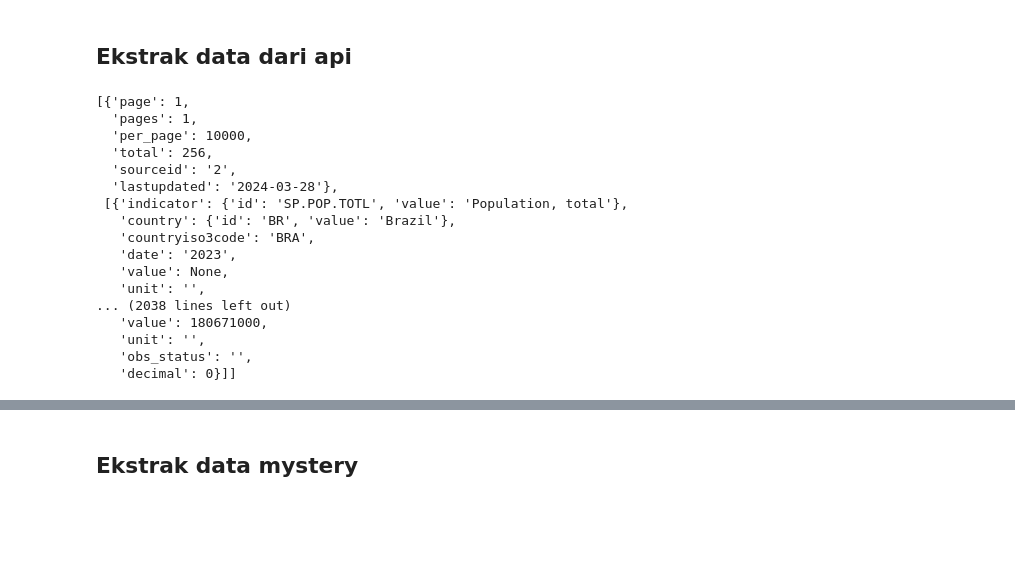
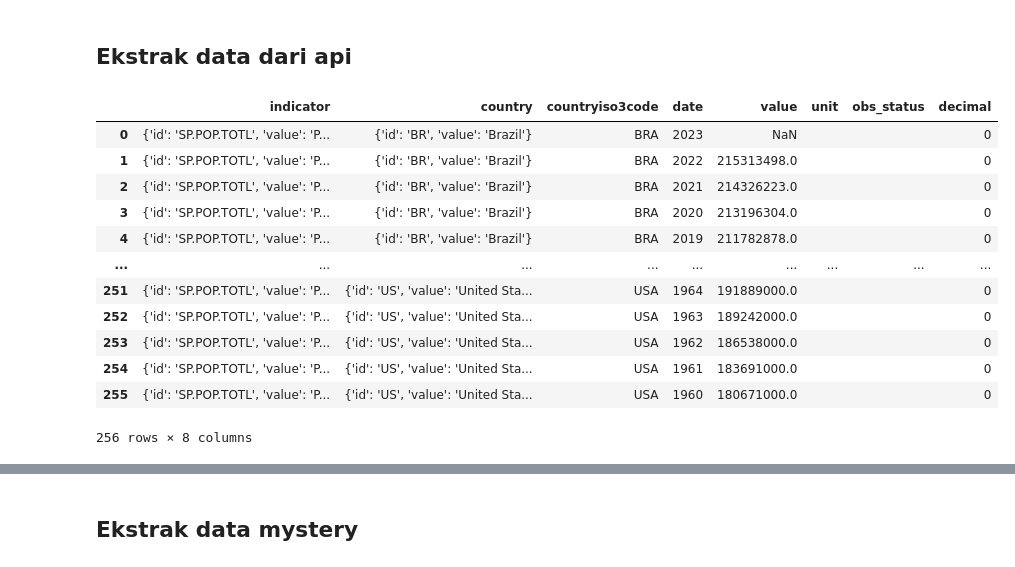
Before and after one commit to abdannsykr/DE_Mini-Project, a Jupyter notebook: ekstrack.ipynb, the cells around one changed output, grey strips where cells are left out. Cells and saved outputs as stored; diff of their text form; code cells hidden in the pictures; blank space fills up the shorter version.

```diff
--- a/ekstrack.ipynb
+++ b/ekstrack.ipynb
@@ -615,25 +615,23 @@ Hasil setelah menghapus duplikasi
 # %%
 url = r"http://api.worldbank.org/v2/countries/br;cn;us;id/indicators/SP.POP.TOTL/?format=json&per_page=10000"
 
 response = requests.get(url)
 data_world_bank = response.json()
 
+data_world_bank = pd.DataFrame(data_world_bank[1])
+
 data_world_bank
 # %% [output]
+|  | indicator | country | countryiso3code | date | value | unit | obs_status | decimal |
+| 0 | {'id': 'SP.POP.TOTL', 'value': 'P... | {'id': 'BR', 'value': 'Brazil'} | BRA | 2023 | NaN |  |  | 0 |
+| 1 | {'id': 'SP.POP.TOTL', 'value': 'P... | {'id': 'BR', 'value': 'Brazil'} | BRA | 2022 | 215313498.0 |  |  | 0 |
+| 2 | {'id': 'SP.POP.TOTL', 'value': 'P... | {'id': 'BR', 'value': 'Brazil'} | BRA | 2021 | 214326223.0 |  |  | 0 |
+| 3 | {'id': 'SP.POP.TOTL', 'value': 'P... | {'id': 'BR', 'value': 'Brazil'} | BRA | 2020 | 213196304.0 |  |  | 0 |
+| 4 | {'id': 'SP.POP.TOTL', 'value': 'P... | {'id': 'BR', 'value': 'Brazil'} | BRA | 2019 | 211782878.0 |  |  | 0 |
+| ... | ... | ... | ... | ... | ... | ... | ... | ... |
+| 251 | {'id': 'SP.POP.TOTL', 'value': 'P... | {'id': 'US', 'value': 'United Sta... | USA | 1964 | 191889000.0 |  |  | 0 |
+| 252 | {'id': 'SP.POP.TOTL', 'value': 'P... | {'id': 'US', 'value': 'United Sta... | USA | 1963 | 189242000.0 |  |  | 0 |
+| 253 | {'id': 'SP.POP.TOTL', 'value': 'P... | {'id': 'US', 'value': 'United Sta... | USA | 1962 | 186538000.0 |  |  | 0 |
+| 254 | {'id': 'SP.POP.TOTL', 'value': 'P... | {'id': 'US', 'value': 'United Sta... | USA | 1961 | 183691000.0 |  |  | 0 |
+| 255 | {'id': 'SP.POP.TOTL', 'value': 'P... | {'id': 'US', 'value': 'United Sta... | USA | 1960 | 180671000.0 |  |  | 0 |
-[{'page': 1,
-  'pages': 1,
-  'per_page': 10000,
-  'total': 256,
-  'sourceid': '2',
-  'lastupdated': '2024-03-28'},
- [{'indicator': {'id': 'SP.POP.TOTL', 'value': 'Population, total'},
-   'country': {'id': 'BR', 'value': 'Brazil'},
-   'countryiso3code': 'BRA',
-   'date': '2023',
-   'value': None,
-   'unit': '',
-... (2038 lines left out)
-   'value': 180671000,
-   'unit': '',
-   'obs_status': '',
-   'decimal': 0}]]
+256 rows × 8 columns
```
Also changed, not shown: parts of 9 cells of this notebook, 1 other file.
